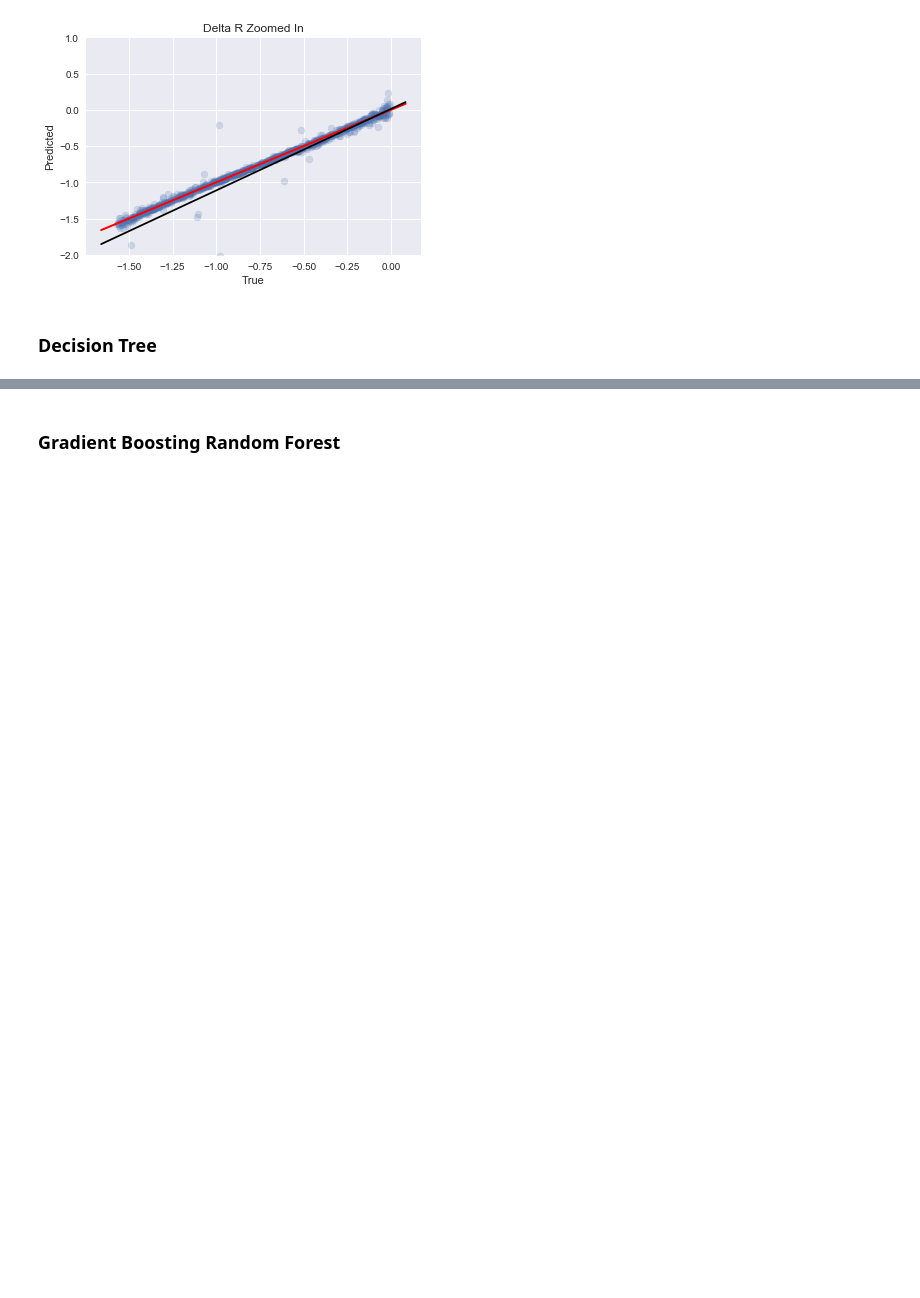
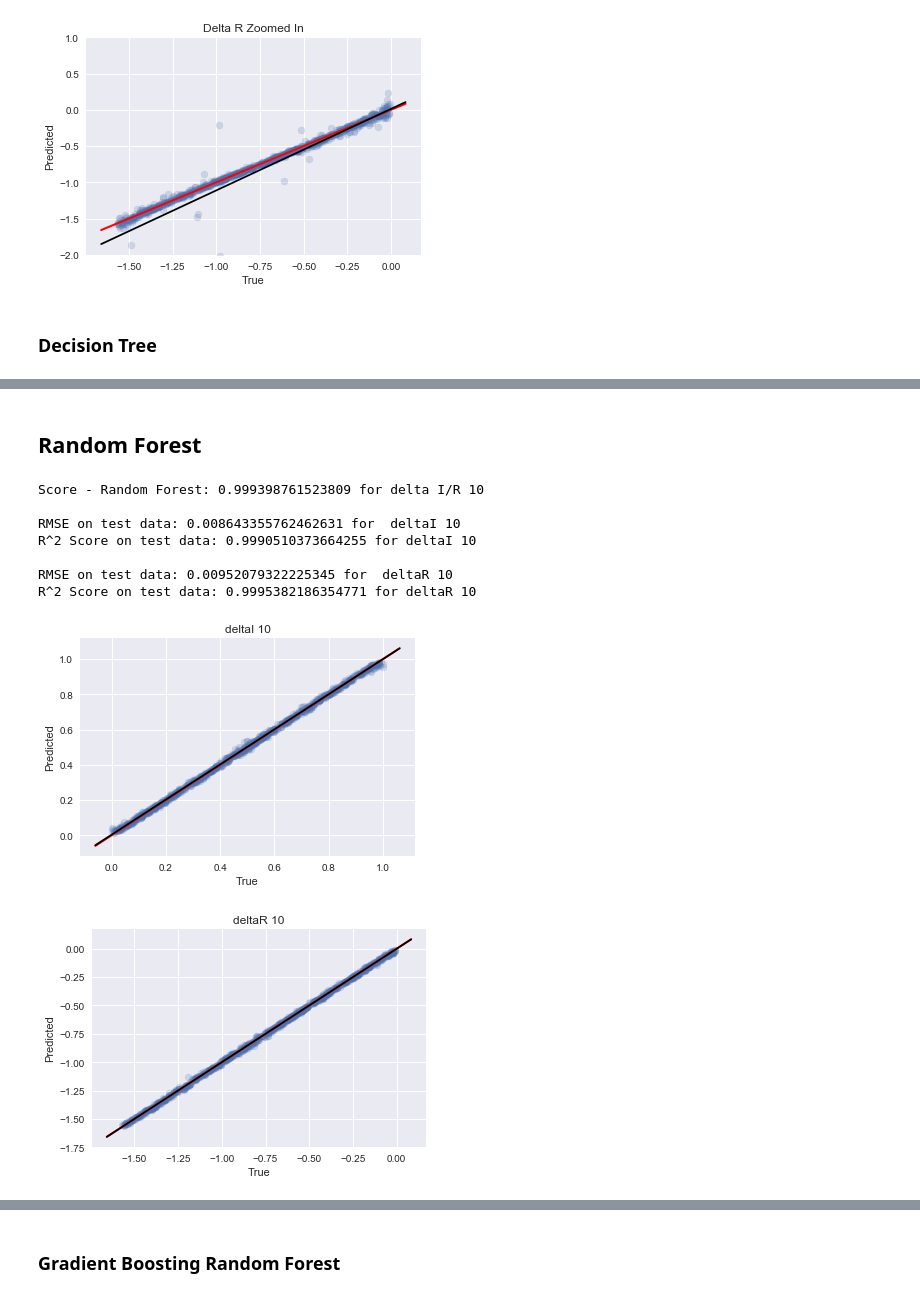
Before and after one commit to Lcollins91/DS_ResearchProject_ND, a Jupyter notebook: Hexagon_Spec_Models.ipynb, the cells around one changed output, grey strips where cells are left out. Saved outputs shown, nothing was run; the diff lists cells and outputs as text; code cells hidden in the pictures; blank space fills up the shorter version.

```diff
--- a/Hexagon_Spec_Models.ipynb
+++ b/Hexagon_Spec_Models.ipynb
@@ -208 +208,29 @@ Cross Validation Scores for regressor with max depth of  30  :  [0.99626057 0.99
 [figure]
+# %% [markdown]
+## Random Forest
+# %%
+rs = 42
+regr_RF = RandomForestRegressor(max_depth = 15, n_estimators = 15, random_state=rs)
+
+regr_RF.fit(X_train, Y_train)
+
+predict_RF = regr_RF.predict(X_test)
+
+
+importance_RF_10 = pd.Series(regr_RF.feature_importances_, index = X_train.columns)
+
+print('')
+print('Score - Random Forest:' , regr_RF.score(X_test, Y_test), 'for delta I/R 10')
+
+plotSummary(Y_test['deltaI'], predict_RF[:,0], 'deltaI 10')
+plotSummary(Y_test['deltaR'], predict_RF[:,1], 'deltaR 10')
+# %% [output]
+Score - Random Forest: 0.999398761523809 for delta I/R 10
+
+RMSE on test data: 0.008643355762462631 for  deltaI 10
+R^2 Score on test data: 0.9990510373664255 for deltaI 10
+
+RMSE on test data: 0.00952079322225345 for  deltaR 10
+R^2 Score on test data: 0.9995382186354771 for deltaR 10
+[figure, added]
+[figure, added]
```
Also changed, not shown: parts of 21 cells of this notebook.
